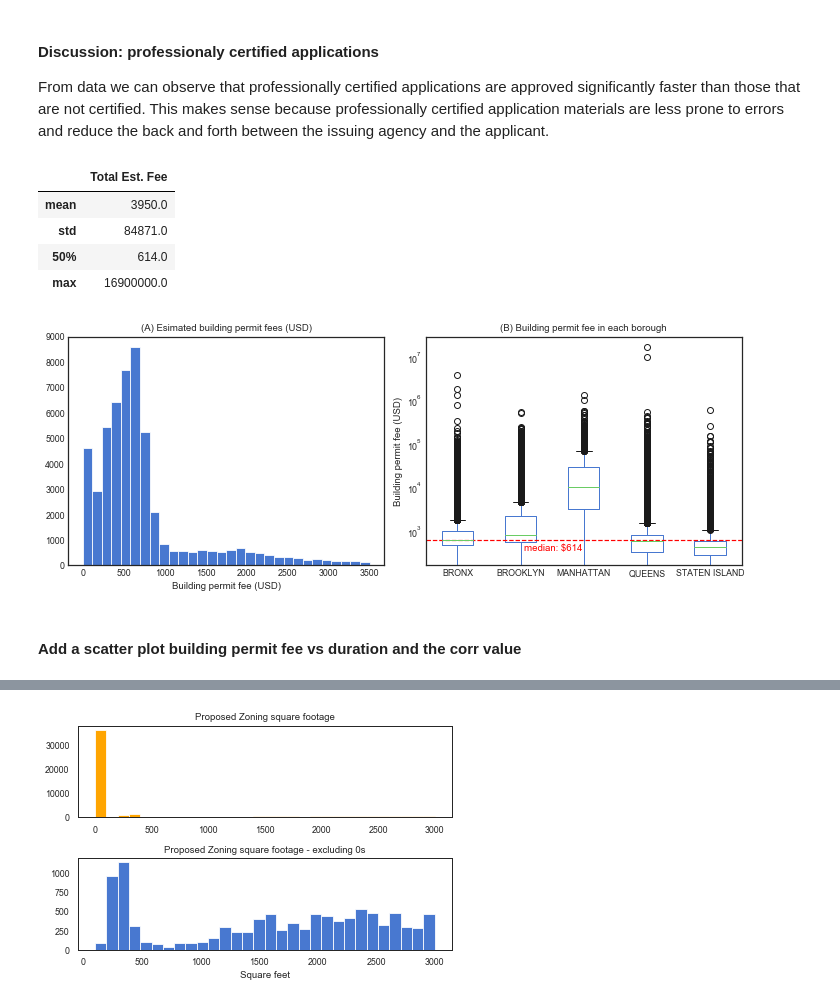
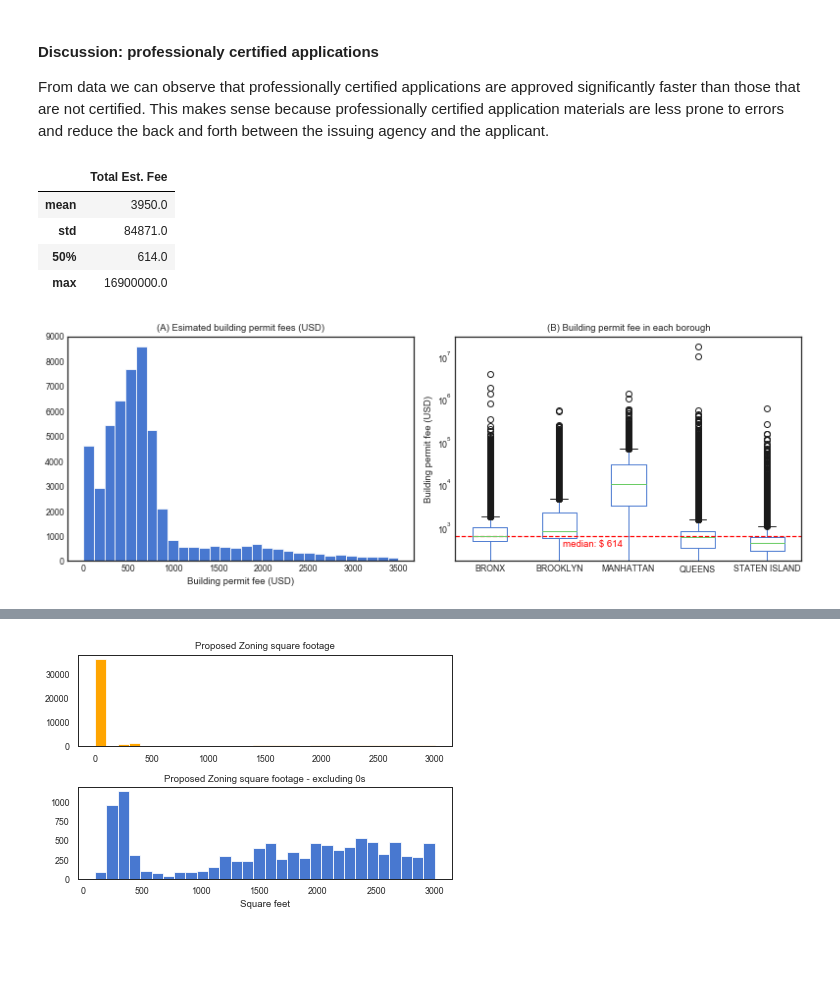
Before and after one commit to anoushavan/Capstone_1, a Jupyter notebook: code/data_story.ipynb, the cells around one changed output, grey strips where cells are left out. Drawn from its saved outputs; the diff is of its cells as text; code cells hidden in the pictures; blank space fills up the shorter version.

```diff
--- a/code/data_story.ipynb
+++ b/code/data_story.ipynb
@@ -229,9 +231,6 @@ pd.DataFrame(data.groupby(['Efiling Filed'])['Duration'].
 * Looking into the data by borough we can see that this is true for all boroughs. However, the difference is very small in Manhattan.
 # %%
 # Create a bar chart of Professional Title and include a statistical analysis.
-
-plt.style.use('seaborn-white')
-
 plt.style.use('seaborn-white')
 fig, ax = plt.subplots()
 data['Applicant Professional Title'].value_counts().plot(kind='bar', ax = ax)
@@ -304,37 +314,32 @@ pd.DataFrame(data.groupby('Professional Cert')['Duration'].
 
 From data we can observe that professionally certified applications are approved significantly faster than those that are not certified.  This makes sense because professionally certified application materials are less prone to errors and reduce the back and forth between the issuing agency and the applicant.
 # %%
-# Histogram of building permit fee ()
-fig, (ax1,ax2) = plt.subplots(1,2,figsize=(10,4))
+# histogram of building permit fee.
+fig, (ax1,ax2) = plt.subplots(1,2,figsize=(11,4))
 data['Total Est. Fee'].hist(bins=30, range=(0,3500), ax=ax1)
 ax1.set_title('(A) Esimated building permit fees (USD)')
 ax1.set_xlabel('Building permit fee (USD)')
 ax1.grid(False)
 
+# boxplot of the fees by borough.
 data.boxplot(column='Total Est. Fee', by='Borough', ax=ax2)
 ax2.set_yscale('log')
 ax2.grid(False)
 ax2.set_title('(B) Building permit fee in each borough')
 plt.suptitle('')
 ax2.set_xlabel('')
 ax2.set_ylabel('Building permit fee (USD)')
 ax2.xaxis.set_ticks_position('none')
 ax2.yaxis.set_ticks_position('none')
 ax2.axhline(y=614, color='red', linestyle='--')
-ax2.annotate('median: $614', xy=(3,620), xytext=(2.05,350), color='red')
+ax2.annotate('median: $ 614', xy=(3,620), xytext=(2.05,350), color='red')
 plt.tight_layout()
-# (data.groupby('Borough')['Duration'].describe().
-#  round().loc[:,['mean','std','max']].sort_values('mean'))
 plt.tight_layout()
-plt.savefig('/Users/anushavan/Desktop/Study/\
-Data_Science/Springboard/Capstone_1/figs/permit_fees.png', format='png', dpi=150)
 pd.DataFrame(data['Total Est. Fee'].describe().loc[['mean','std','50%','max']].round())
 # %% [output]
 |  | Total Est. Fee |
 | mean | 3950.0 |
 | std | 84871.0 |
 | 50% | 614.0 |
 | max | 16900000.0 |
-[figure, old version]
+[figure, new version]
-# %% [markdown]
-#### Add a scatter plot building permit fee vs duration and the corr value
```
Also changed, not shown: parts of 21 cells of this notebook, 4 other files.
